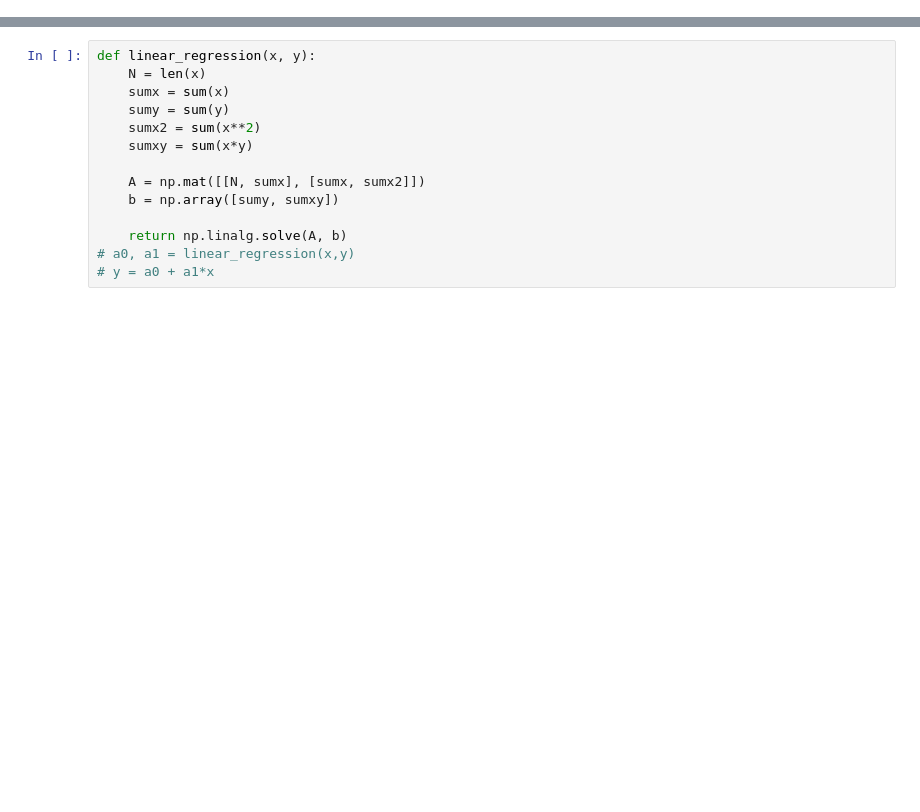
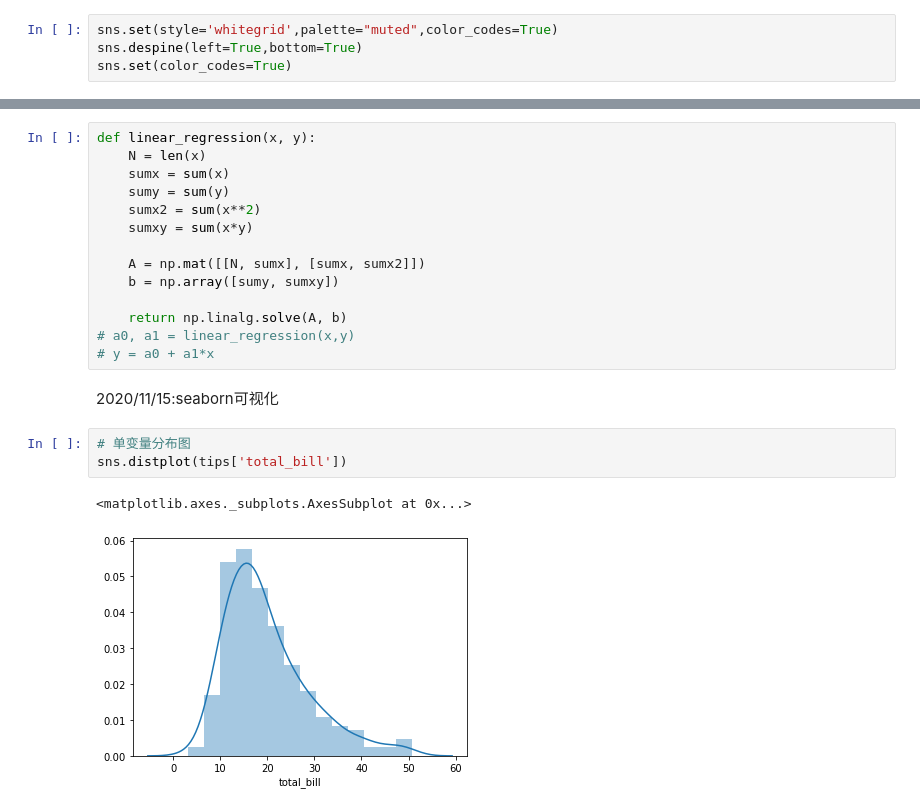
Before and after one commit to SethChloe/improved-train, a Jupyter notebook: mypython/mynotebook.ipynb, the cells around one changed output, grey strips where cells are left out. Cells and saved outputs as stored; diff of their text form; blank space fills up the shorter version.

```diff
--- a/mypython/mynotebook.ipynb
+++ b/mypython/mynotebook.ipynb
@@ -7,6 +7,10 @@ import pandas as pd
 import seaborn as sns
 import matplotlib.pyplot as plt
 %matplotlib inline
+# %%
+sns.set(style='whitegrid',palette="muted",color_codes=True)
+sns.despine(left=True,bottom=True)
+sns.set(color_codes=True)
 # %% [markdown]
 2020/10/26:数据分组与聚合运算
 # %%
@@ -171,3 +175,11 @@ def linear_regression(x, y):
     return np.linalg.solve(A, b)
 # a0, a1 = linear_regression(x,y)
 # y = a0 + a1*x
+# %% [markdown]
+2020/11/15:seaborn可视化
+# %%
+# 单变量分布图
+sns.distplot(tips['total_bill'])
+# %% [output]
+<matplotlib.axes._subplots.AxesSubplot at 0x...>
+[figure, added]
```
Also changed, not shown: parts of 8 cells of this notebook.
